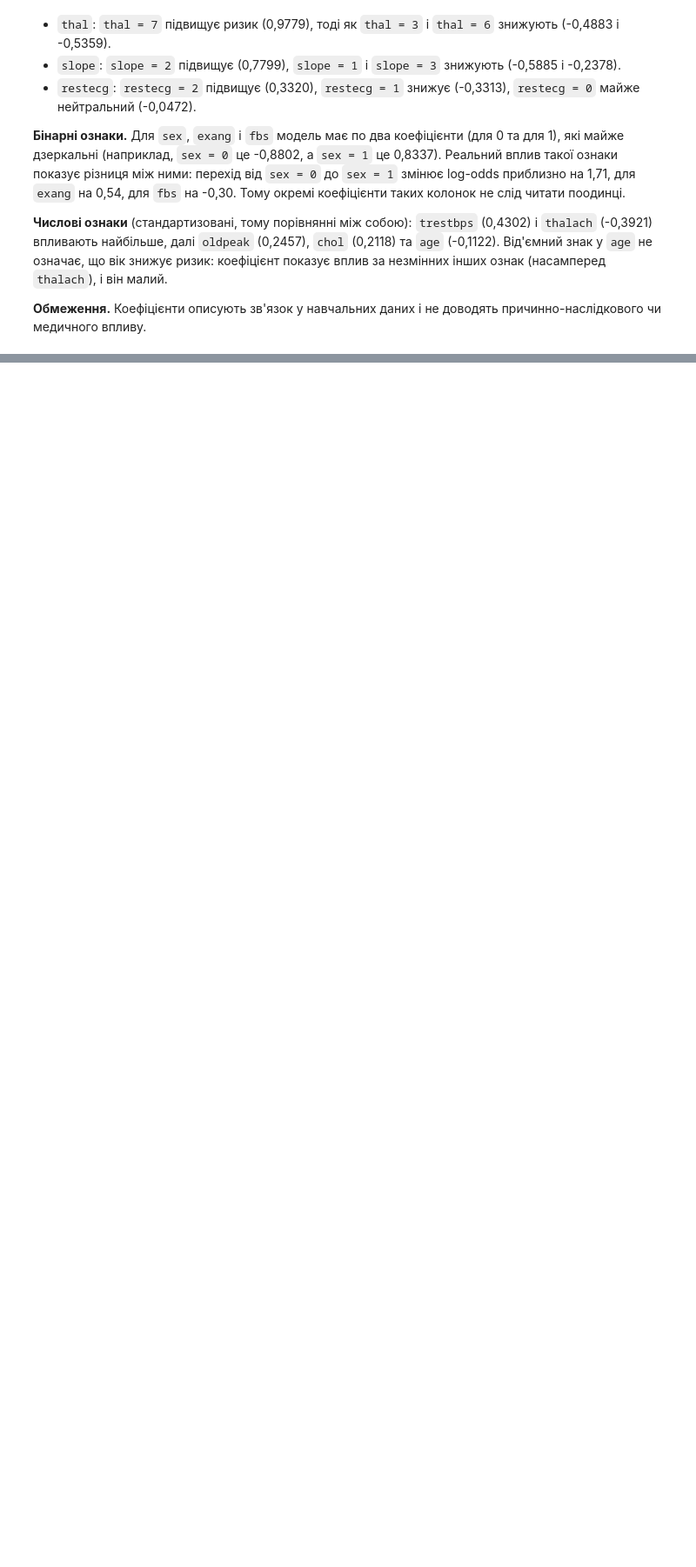
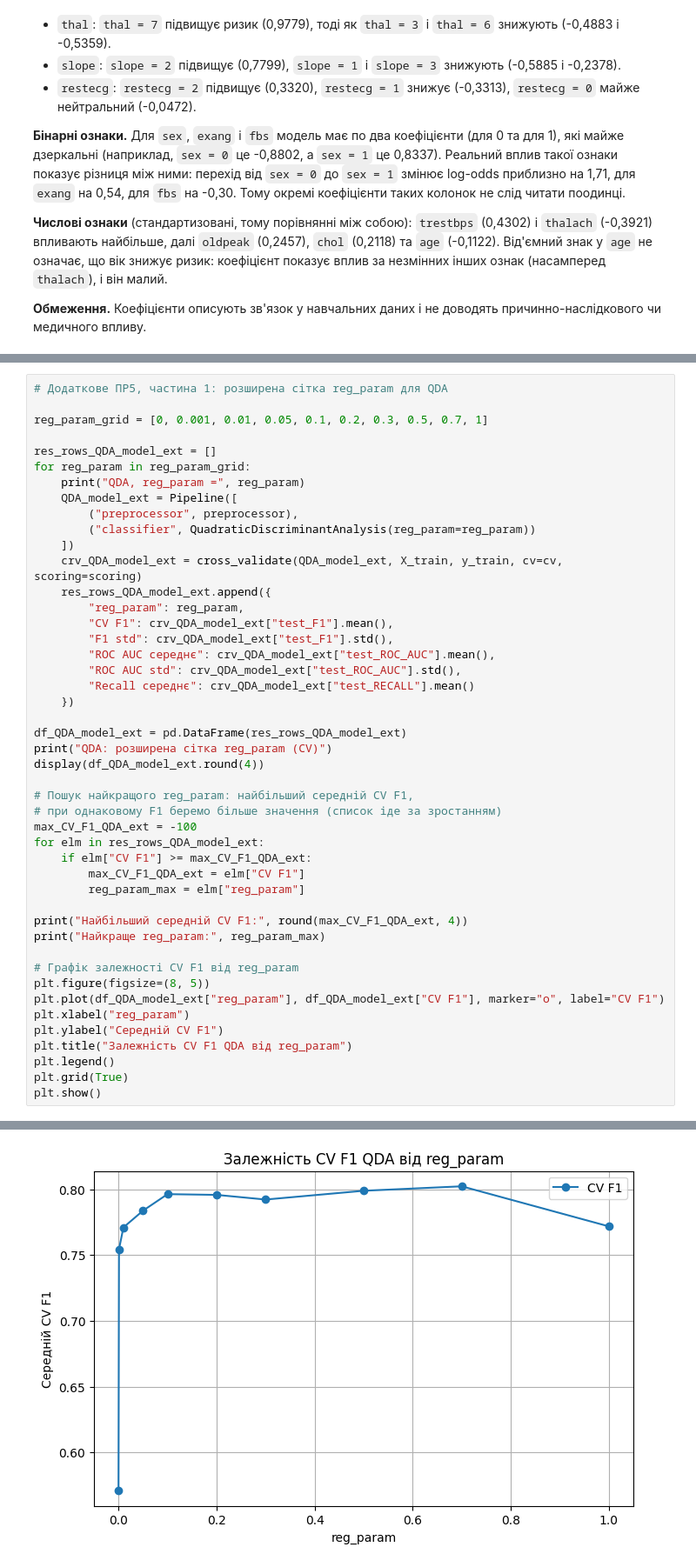
Before and after one commit to Anton-maxi/pattern-recognition-practice, a Jupyter notebook: classification-mini-project/notebooks/PR04_Zboryk_Anton.ipynb, the cells around one changed output, grey strips where cells are left out. Shown at 87% size. Cells and saved outputs as stored; diff of their text form; blank space fills up the shorter version.

```diff
--- a/classification-mini-project/notebooks/PR04_Zboryk_Anton.ipynb
+++ b/classification-mini-project/notebooks/PR04_Zboryk_Anton.ipynb
@@ -485,0 +855,47 @@ plt.show()
+# %%
+# Додаткове ПР5, частина 1: розширена сітка reg_param для QDA
+
+reg_param_grid = [0, 0.001, 0.01, 0.05, 0.1, 0.2, 0.3, 0.5, 0.7, 1]
+
+res_rows_QDA_model_ext = []
+for reg_param in reg_param_grid:
+    print("QDA, reg_param =", reg_param)
+    QDA_model_ext = Pipeline([
+        ("preprocessor", preprocessor),
+        ("classifier", QuadraticDiscriminantAnalysis(reg_param=reg_param))
+    ])
+    crv_QDA_model_ext = cross_validate(QDA_model_ext, X_train, y_train, cv=cv, scoring=scoring)
+    res_rows_QDA_model_ext.append({
+        "reg_param": reg_param,
+        "CV F1": crv_QDA_model_ext["test_F1"].mean(),
+        "F1 std": crv_QDA_model_ext["test_F1"].std(),
+        "ROC AUC середнє": crv_QDA_model_ext["test_ROC_AUC"].mean(),
+        "ROC AUC std": crv_QDA_model_ext["test_ROC_AUC"].std(),
+        "Recall середнє": crv_QDA_model_ext["test_RECALL"].mean()
+    })
+
+df_QDA_model_ext = pd.DataFrame(res_rows_QDA_model_ext)
+print("QDA: розширена сітка reg_param (CV)")
+display(df_QDA_model_ext.round(4))
+
+# Пошук найкращого reg_param: найбільший середній CV F1,
+# при однаковому F1 беремо більше значення (список іде за зростанням)
+max_CV_F1_QDA_ext = -100
+for elm in res_rows_QDA_model_ext:
+    if elm["CV F1"] >= max_CV_F1_QDA_ext:
+        max_CV_F1_QDA_ext = elm["CV F1"]
+        reg_param_max = elm["reg_param"]
+
+print("Найбільший середній CV F1:", round(max_CV_F1_QDA_ext, 4))
+print("Найкраще reg_param:", reg_param_max)
+
+# Графік залежності CV F1 від reg_param
+plt.figure(figsize=(8, 5))
+plt.plot(df_QDA_model_ext["reg_param"], df_QDA_model_ext["CV F1"], marker="o", label="CV F1")
+plt.xlabel("reg_param")
+plt.ylabel("Середній CV F1")
+plt.title("Залежність CV F1 QDA від reg_param")
+plt.legend()
+plt.grid(True)
+plt.show()
+# %% [output]
@@ -485,0 +926 @@ plt.show()
+[figure, added]
```
Also changed, not shown: parts of 20 cells of this notebook.
